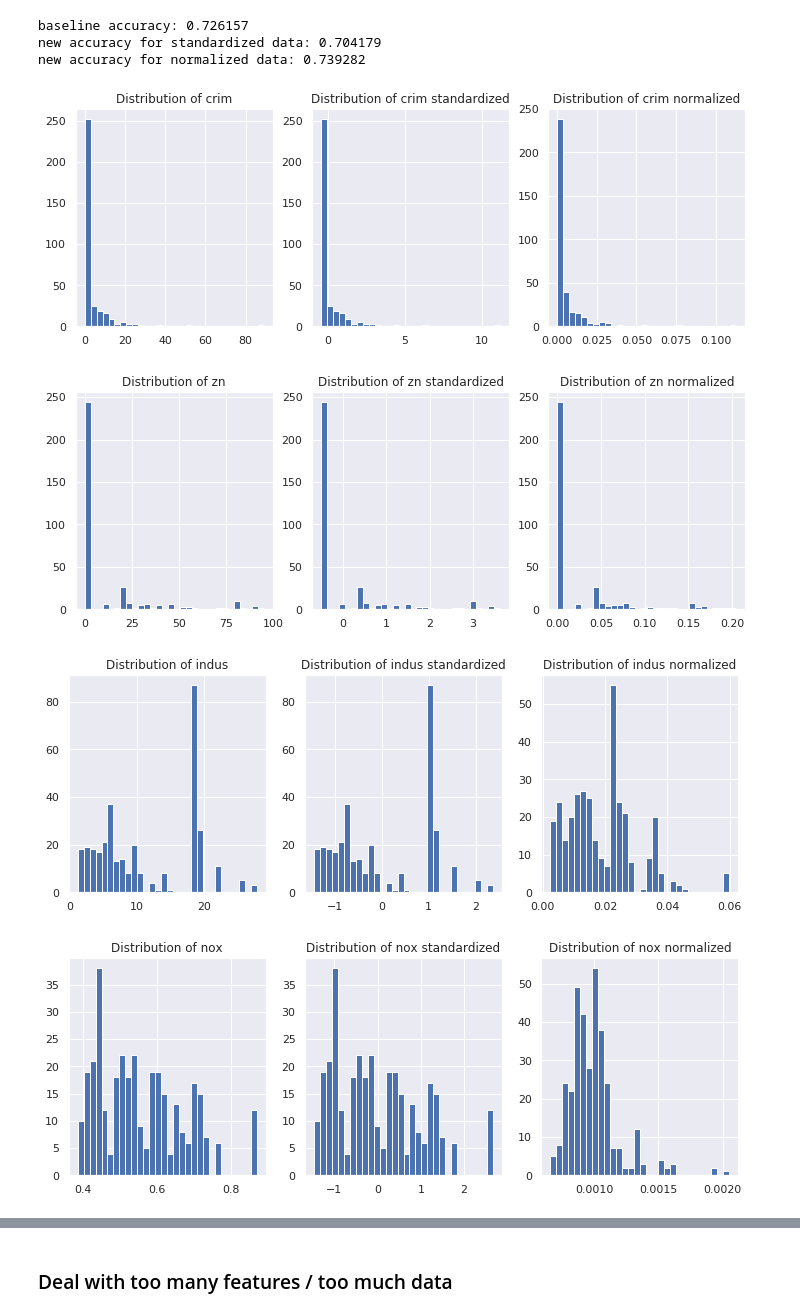
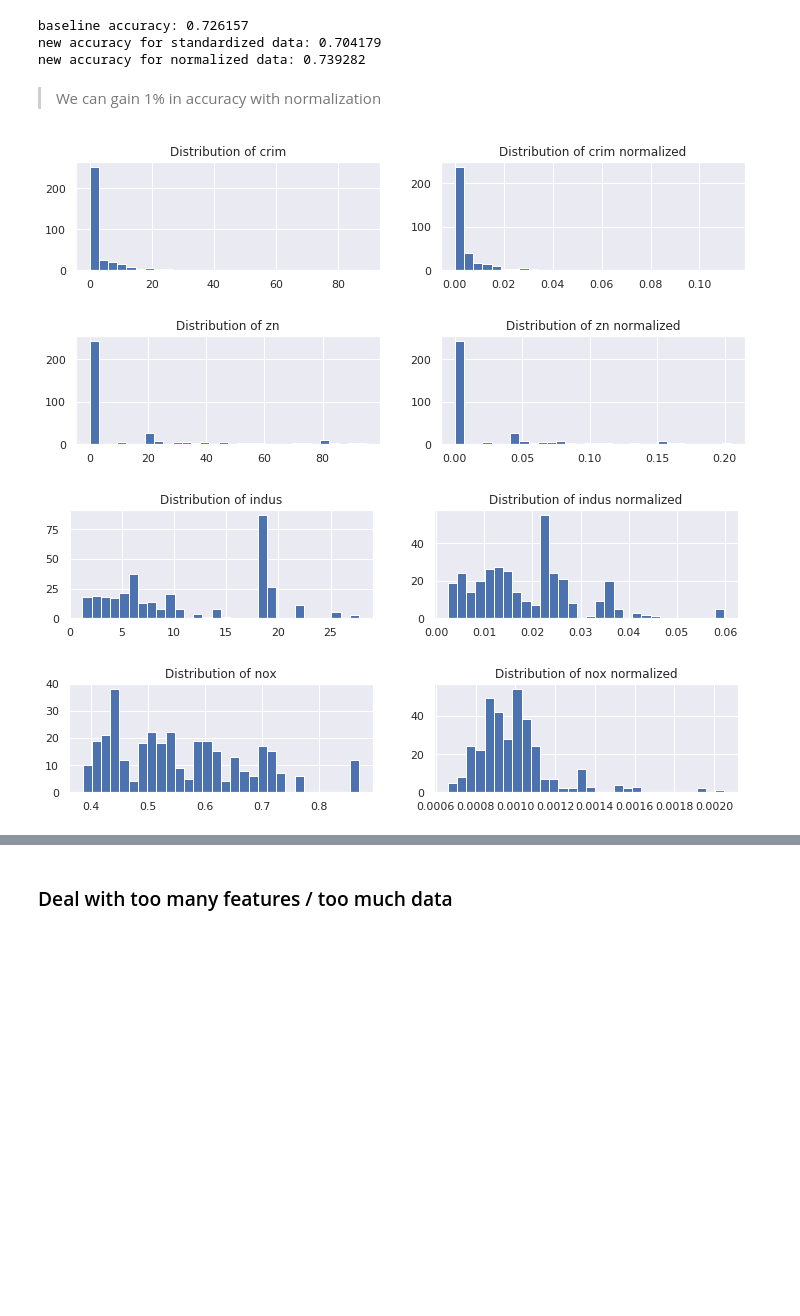
Before and after one commit to neomatrix369/awesome-ai-ml-dl, a Jupyter notebook: notebooks/jupyter/data/03_Feature_Engineering_(Do_we_know_our_data).ipynb, the cells around one changed output, grey strips where cells are left out. Cells and saved outputs as stored; diff of their text form; code cells hidden in the pictures; blank space fills up the shorter version.

```diff
--- a/notebooks/jupyter/data/03_Feature_Engineering_(Do_we_know_our_data).ipynb
+++ b/notebooks/jupyter/data/03_Feature_Engineering_(Do_we_know_our_data).ipynb
@@ -171,25 +176,25 @@ print("new accuracy for normalized data: %f" % evaluateModelOnTrainingAndTestSet
 baseline accuracy: 0.726157
 new accuracy for standardized data: 0.704179
 new accuracy for normalized data: 0.739282
+# %% [markdown]
+>We can gain 1% in accuracy with normalization
 # %%
 # we loop through all the columns
 for index,col in enumerate(data.columns):
     if(col not in ['medv','chas']):
         # and for each column we create space for one row with 2 charts
-        f, axes = plt.subplots(1, 3, figsize=(12, 4))
+        f, axes = plt.subplots(1, 2, figsize=(12, 2))
 
         axes[0].hist(X_train[:, index],bins = 30)
         axes[0].set_title('Distribution of '+ col)
 
-        axes[1].hist(X_train_standardized[:, index],bins = 30)
-        axes[1].set_title('Distribution of '+ col + ' standardized')
+        axes[1].hist(X_train_normalized[:, index],bins = 30)
+        axes[1].set_title('Distribution of '+ col + ' normalized')
 
-        axes[2].hist(X_train_normalized[:, index],bins = 30)
-        axes[2].set_title('Distribution of '+ col + ' normalized')
         # we then use this to command to display the charts
         plt.show()
 # %% [output]
-[figure, old version]
+[figure, new version]
-[figure, old version]
+[figure, new version]
-[figure, old version]
+[figure, new version]
-[figure, old version]
+[figure, new version]
```
Also changed, not shown: parts of 16 cells of this notebook.
